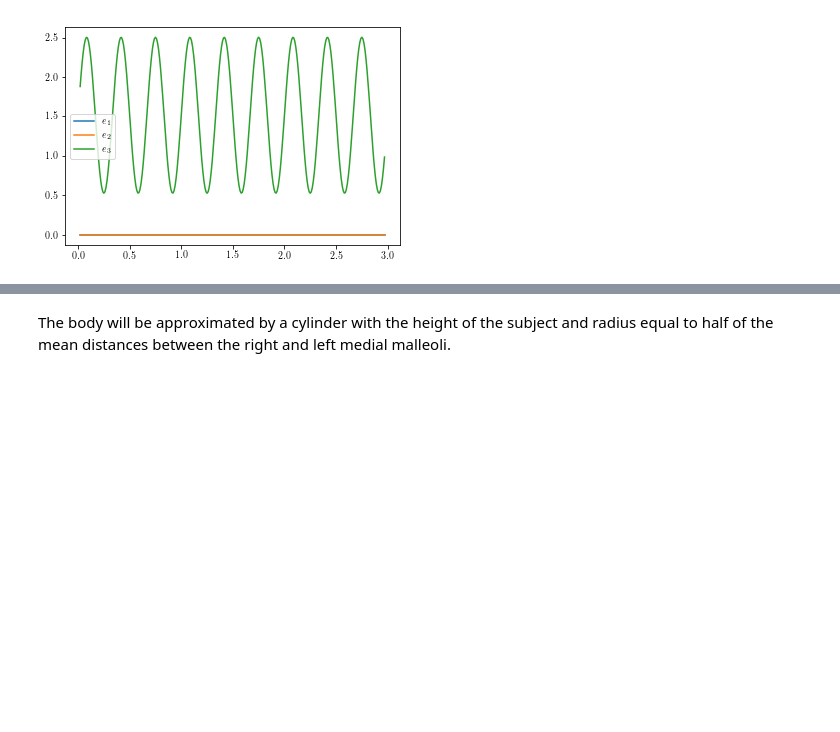
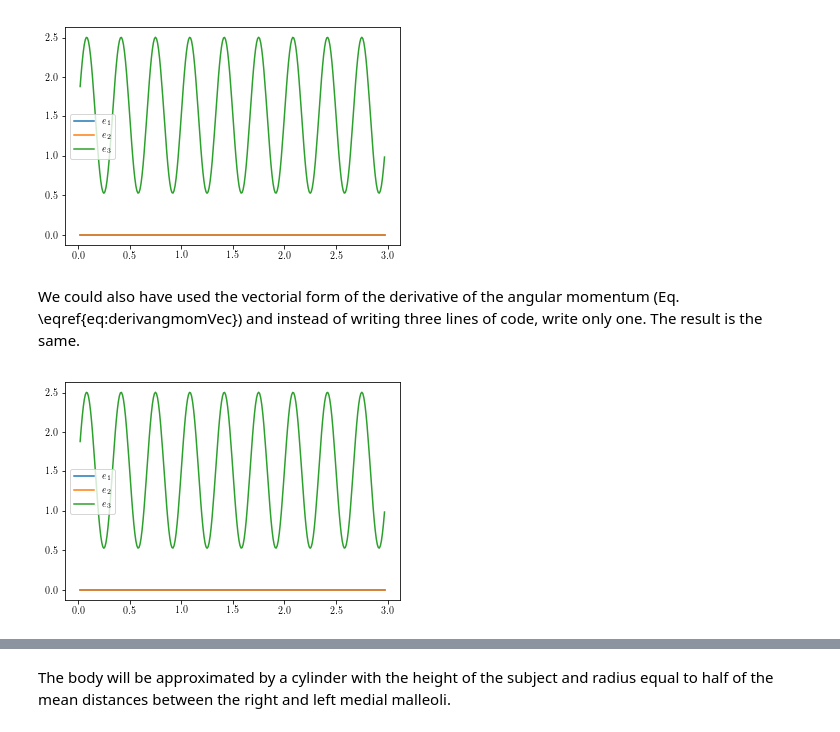
Before and after one commit to rodgraneiro/bmc, a Jupyter notebook: notebooks/Tridimensional rigid body Kinetics.ipynb, the cells around one changed output, grey strips where cells are left out. Saved outputs shown, nothing was run; the diff lists cells and outputs as text; code cells hidden in the pictures; blank space fills up the shorter version.

```diff
--- a/notebooks/Tridimensional rigid body Kinetics.ipynb
+++ b/notebooks/Tridimensional rigid body Kinetics.ipynb
@@ -372,6 +374,17 @@ plt.legend(('$e_1$','$e_2$','$e_3$'))
 plt.show()
 # %% [output]
 [figure]
+# %% [markdown]
+We could also have used the vectorial form of the derivative of the angular momentum (Eq. \eqref{eq:derivangmomVec}) and instead of writing three lines of code, write only one. The result is the same.
+# %%
+I = np.array([[I1,0,0],[0,I2,0],[0,0,I3]])
+Mo = (I@alpha.T).T  + np.cross(omega[0:alpha.shape[0],:], (I@omega[0:alpha.shape[0],:].T).T,axis=1) - MFocmRotated
+plt.figure()
+plt.plot(t[2:-2], Mo)
+plt.legend(('$e_1$','$e_2$','$e_3$'))
+plt.show()
+# %% [output]
+[figure, added]
 # %% [markdown]
 ## 2 ) Data from postural control
 
```
Also changed, not shown: parts of 10 cells of this notebook, 4 other files.
